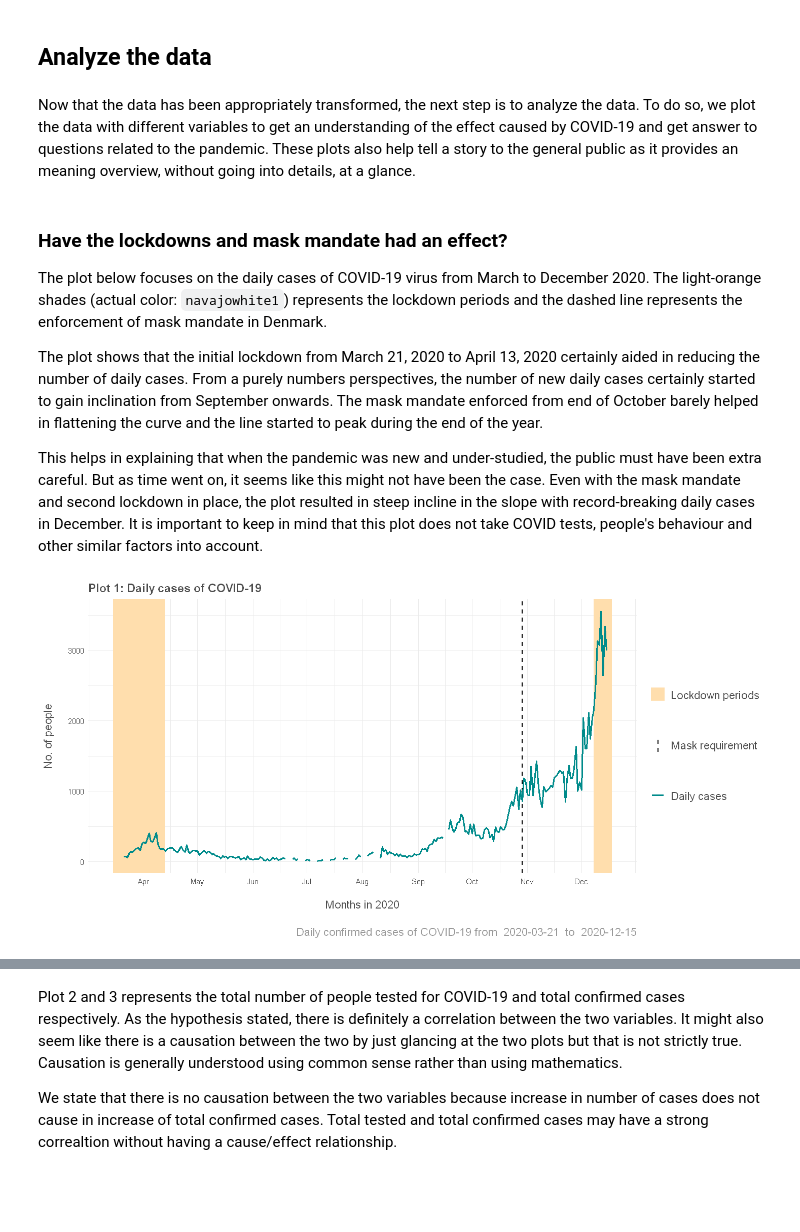
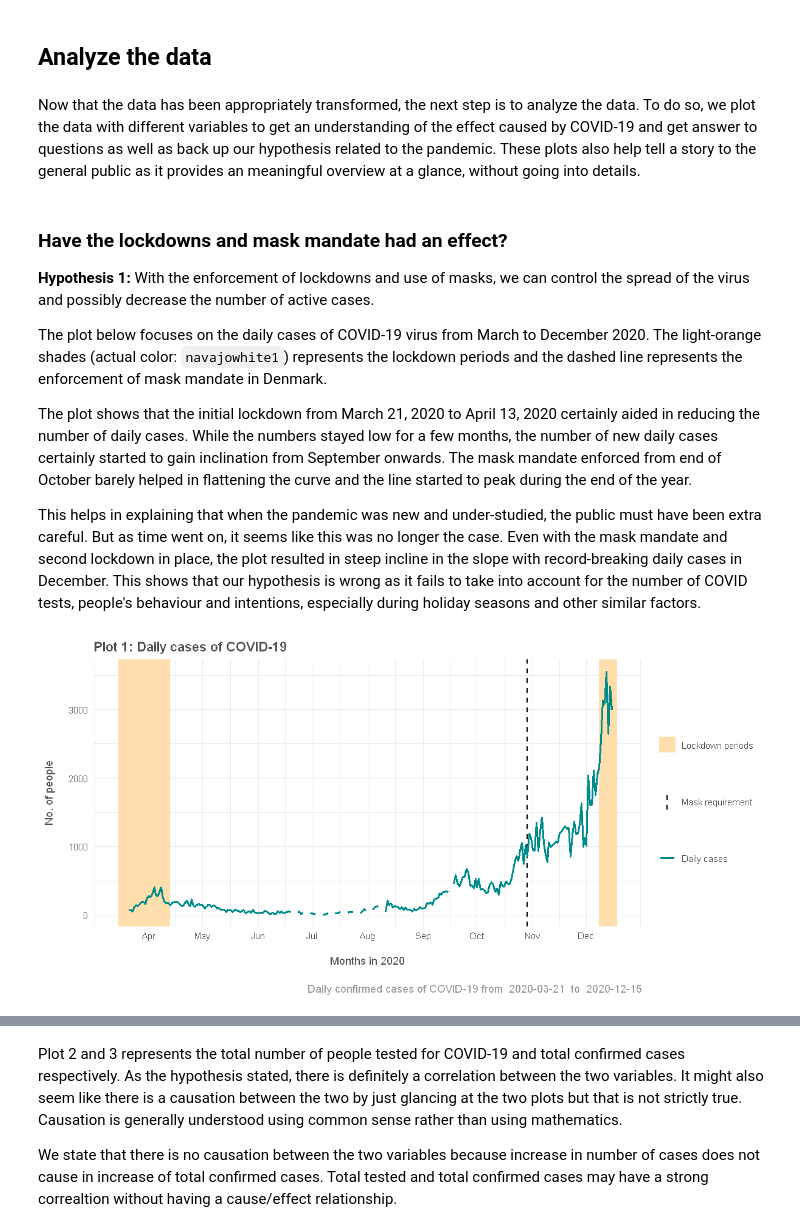
Before and after one commit to shrestaz/covid, a Jupyter notebook: EDA-COVID-edited for main document.ipynb, the cells around one changed output, grey strips where cells are left out. Drawn from its saved outputs; the diff is of its cells as text; code cells hidden in the pictures; blank space fills up the shorter version.

```diff
--- a/EDA-COVID-edited for main document.ipynb
+++ b/EDA-COVID-edited for main document.ipynb
@@ -190,16 +85,10 @@ str(denmark_covid_data)
 # %%
 # 6. Update the data types
-denmark_covid_data$total_cases <- as.numeric(
-    as.character(denmark_covid_data$total_cases))
-denmark_covid_data$total_tested <- as.numeric(
-    as.character(denmark_covid_data$total_tested))
+denmark_covid_data$total_cases <- as.numeric(as.character(denmark_covid_data$total_cases))
+denmark_covid_data$total_tested <- as.numeric(as.character(denmark_covid_data$total_tested))
 # %%
 # 5. Add a new column for daily new cases
-denmark_covid_data <-
-denmark_covid_data %>%
-  arrange(date) %>%
-   mutate(
-       new_cases = total_cases - lag(total_cases, 1, 0),
-   ) %>% arrange(date)
+denmark_covid_data <- denmark_covid_data %>% arrange(date) %>%
+   mutate(new_cases = total_cases - lag(total_cases, 1, 0), ) %>% arrange(date)
 
 denmark_covid_data$new_cases[1]=71
@@ -212,59 +95,43 @@ To ensure we don't face similar issue, manual cross-checking of data from Statis
 # %% [markdown]
 ## Analyze the data
 # %% [markdown]
-Now that the data has been appropriately transformed, the next step is to analyze the data. To do so, we plot the data with different variables to get an understanding of the effect caused by COVID-19 and get answer to questions related to the pandemic. These plots also help tell a story to the general public as it provides an meaning overview, without going into details, at a glance.
+Now that the data has been appropriately transformed, the next step is to analyze the data. To do so, we plot the data with different variables to get an understanding of the effect caused by COVID-19 and get answer to questions as well as back up our hypothesis related to the pandemic. These plots also help tell a story to the general public as it provides an meaningful overview at a glance, without going into details.
 # %% [markdown]
 ### Have the lockdowns and mask mandate had an effect?
 
+**Hypothesis 1:** With the enforcement of lockdowns and use of masks, we can control the spread of the virus and possibly decrease the number of active cases.
+
 The plot below focuses on the daily cases of COVID-19 virus from March to December 2020. The light-orange shades (actual color: `navajowhite1`) represents the lockdown periods and the dashed line represents the enforcement of mask mandate in Denmark.
 
-The plot shows that the initial lockdown from March 21, 2020 to April 13, 2020 certainly aided in reducing the number of daily cases. From a purely numbers perspectives, the number of new daily cases certainly started to gain inclination from September onwards. The mask mandate enforced from end of October barely helped in flattening the curve and the line started to peak during the end of the year.
+The plot shows that the initial lockdown from March 21, 2020 to April 13, 2020 certainly aided in reducing the number of daily cases. While the numbers stayed low for a few months, the number of new daily cases certainly started to gain inclination from September onwards. The mask mandate enforced from end of October barely helped in flattening the curve and the line started to peak during the end of the year.
 
-This helps in explaining that when the pandemic was new and under-studied, the public must have been extra careful. But as time went on, it seems like this might not have been the case. Even with the mask mandate and second lockdown in place, the plot resulted in steep incline in the slope with record-breaking daily cases in December. It is important to keep in mind that this plot does not take COVID tests, people's behaviour and other similar factors into account.
+This helps in explaining that when the pandemic was new and under-studied, the public must have been extra careful. But as time went on, it seems like this was no longer the case. Even with the mask mandate and second lockdown in place, the plot resulted in steep incline in the slope with record-breaking daily cases in December. This shows that our hypothesis is wrong as it fails to take into account for the number of COVID tests, people's behaviour and intentions, especially during holiday seasons and other similar factors.
 # %%
 ggplot(denmark_covid_data, aes(x = date)) +
 
 geom_rect(aes(
-    xmin = as.Date("2020-03-15"),
-    xmax = as.Date("2020-04-13"),
+    xmin = as.Date("2020-03-15"), xmax = as.Date("2020-04-13"),
     ymin = -Inf, ymax = Inf, fill = "Lockdown period")) +
 geom_rect(aes(
-    xmin = as.Date("2020-12-08"),
-    xmax = as.Date("2020-12-18"),
+    xmin = as.Date("2020-12-08"), xmax = as.Date("2020-12-18"),
     ymin = -Inf, ymax = Inf, fill = "Lockdown period")) +
-geom_vline(aes(
-    xintercept = as.Date("2020-10-29"),
-    linetype = "Break"),
-           color = "black",
-           lwd = 0.7
-          ) +
-
+geom_vline(aes(xintercept = as.Date("2020-10-29"), linetype = "Break"), color = "black", lwd = 0.7 ) +
 
 geom_line(aes(y = new_cases, color = "cyan4"), lwd=1) +
-scale_x_date(breaks = date_breaks("1 months"),
-             date_labels = "%b") +
+scale_x_date(breaks = date_breaks("1 months"), date_labels = "%b") +
 
 xlab("\nMonths in 2020") +
 scale_y_continuous("No. of people\n") +
 
 ggtitle("Plot 1: Daily cases of COVID-19") +
-scale_fill_manual(name = "",
-                  values="navajowhite1",
-                  labels=c("Lockdown periods")) +
-scale_color_identity(name = "",
-                     breaks = c("cyan4"),
-                     labels = c("Daily cases"),
-                     guide = "legend") +
-scale_linetype_manual(name = "",
-                      values = c("Break" = "dashed"),
-                      labels = c("Mask requirement")) +
+scale_fill_manual(name = "", values="navajowhite1", labels=c("Lockdown periods")) +
+scale_color_identity(name = "", breaks = c("cyan4"), labels = c("Daily cases"), guide = "legend") +
+scale_linetype_manual(name = "", values = c("Break" = "dashed"), labels = c("Mask requirement")) +
 labs(
     caption = paste("\nDaily confirmed cases of COVID-19 from ",
-                    min(denmark_covid_data$date),
-                    " to ",
-                    max(denmark_covid_data$date))
+                    min(denmark_covid_data$date), " to ", max(denmark_covid_data$date))
 )
 # %% [output]
-[figure, old version]
+[figure, new version]
 # %% [markdown]
 ### Is there a correlation between number of tests and cases?
```
Also changed, not shown: parts of 33 cells of this notebook.
